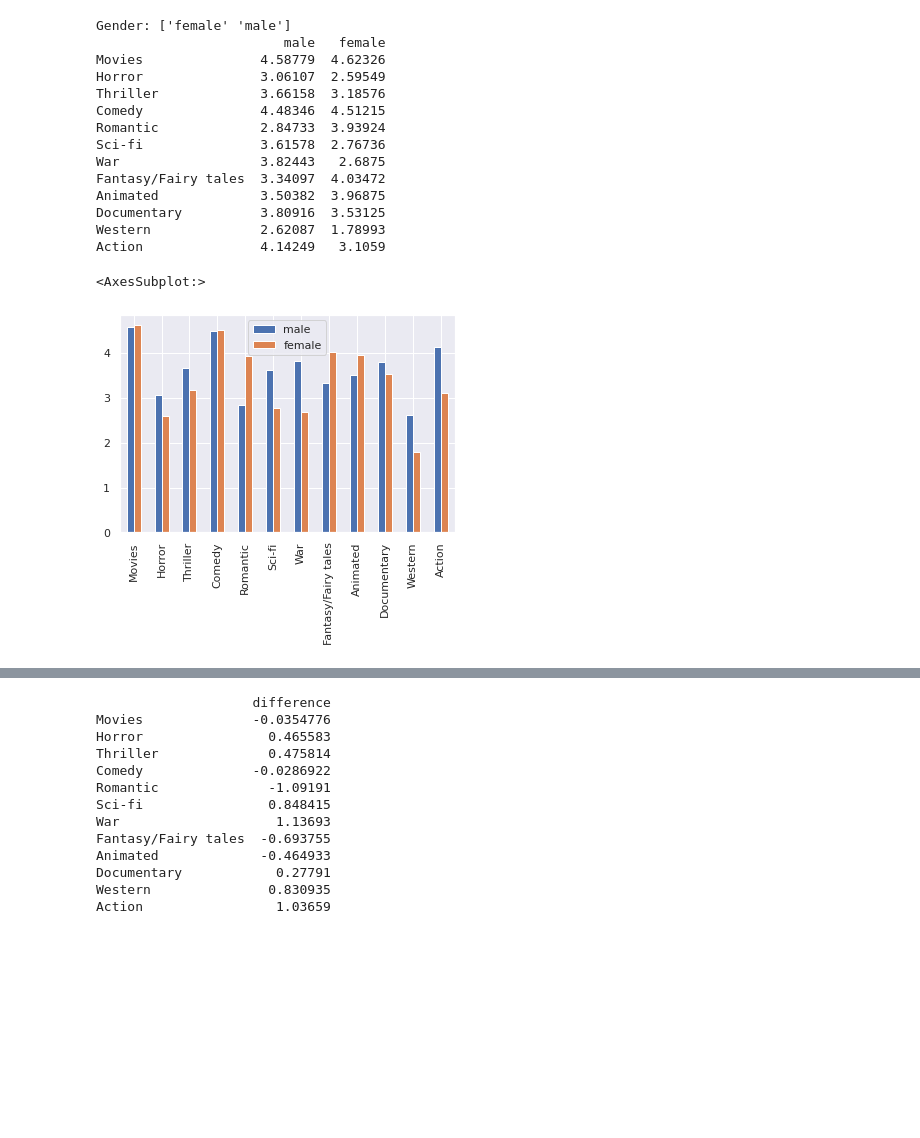
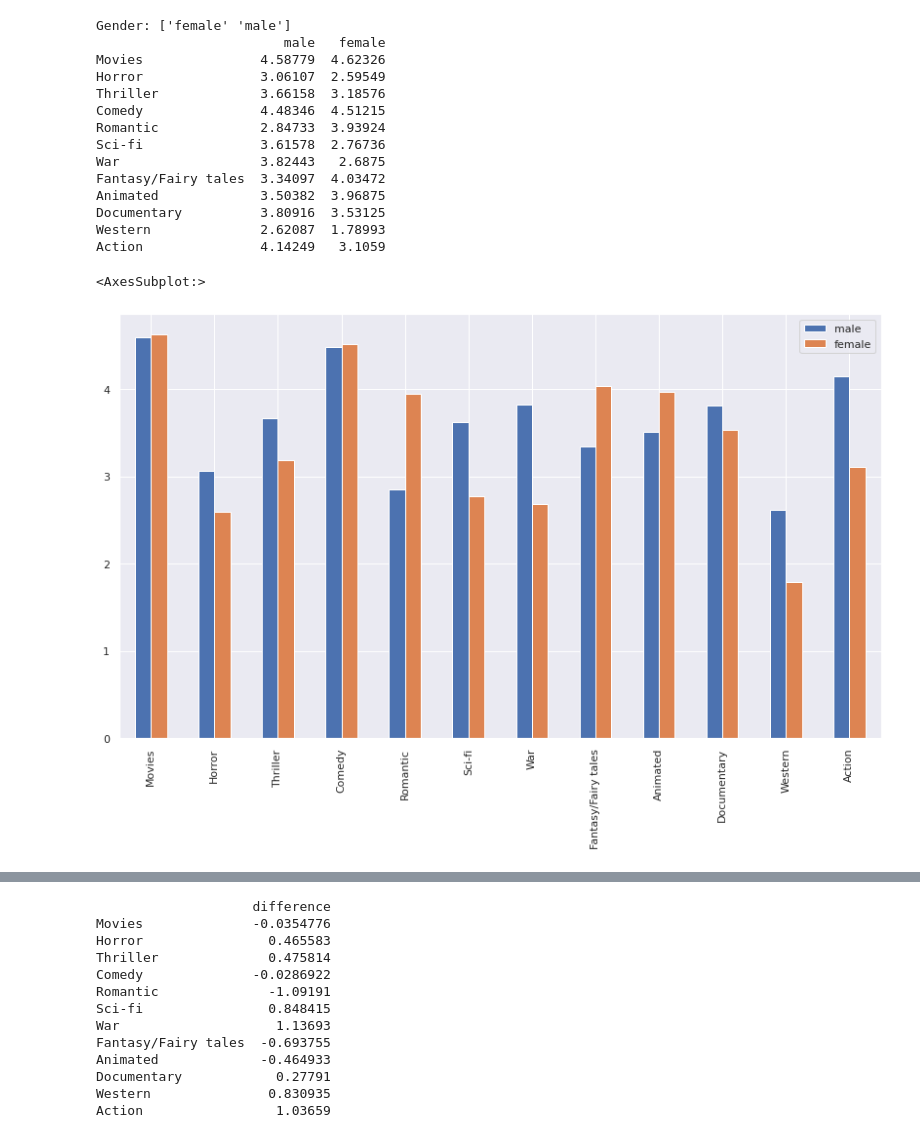
Before and after one commit to olghab/dataScienceProject1, a Jupyter notebook: youngPeopleSurvey_myAnalysis.ipynb, the cells around one changed output, grey strips where cells are left out. Cells and saved outputs as stored; diff of their text form; code cells hidden in the pictures; blank space fills up the shorter version.

```diff
--- a/youngPeopleSurvey_myAnalysis.ipynb
+++ b/youngPeopleSurvey_myAnalysis.ipynb
@@ -139,8 +186,10 @@ Animated             3.50382  3.96875
 Documentary          3.80916  3.53125
 Western              2.62087  1.78993
 Action               4.14249   3.1059
-# %%
-female_vs_men_movies.plot.bar()
-# %% [output]
-<AxesSubplot:>
-[figure, removed]
+# %%
+# visualize the output
+sns.set(rc={'figure.figsize':(14,8)})
+female_vs_men_movies.plot.bar()
+# %% [output]
+<AxesSubplot:>
+[figure, added]
```
Also changed, not shown: parts of 21 cells of this notebook.
